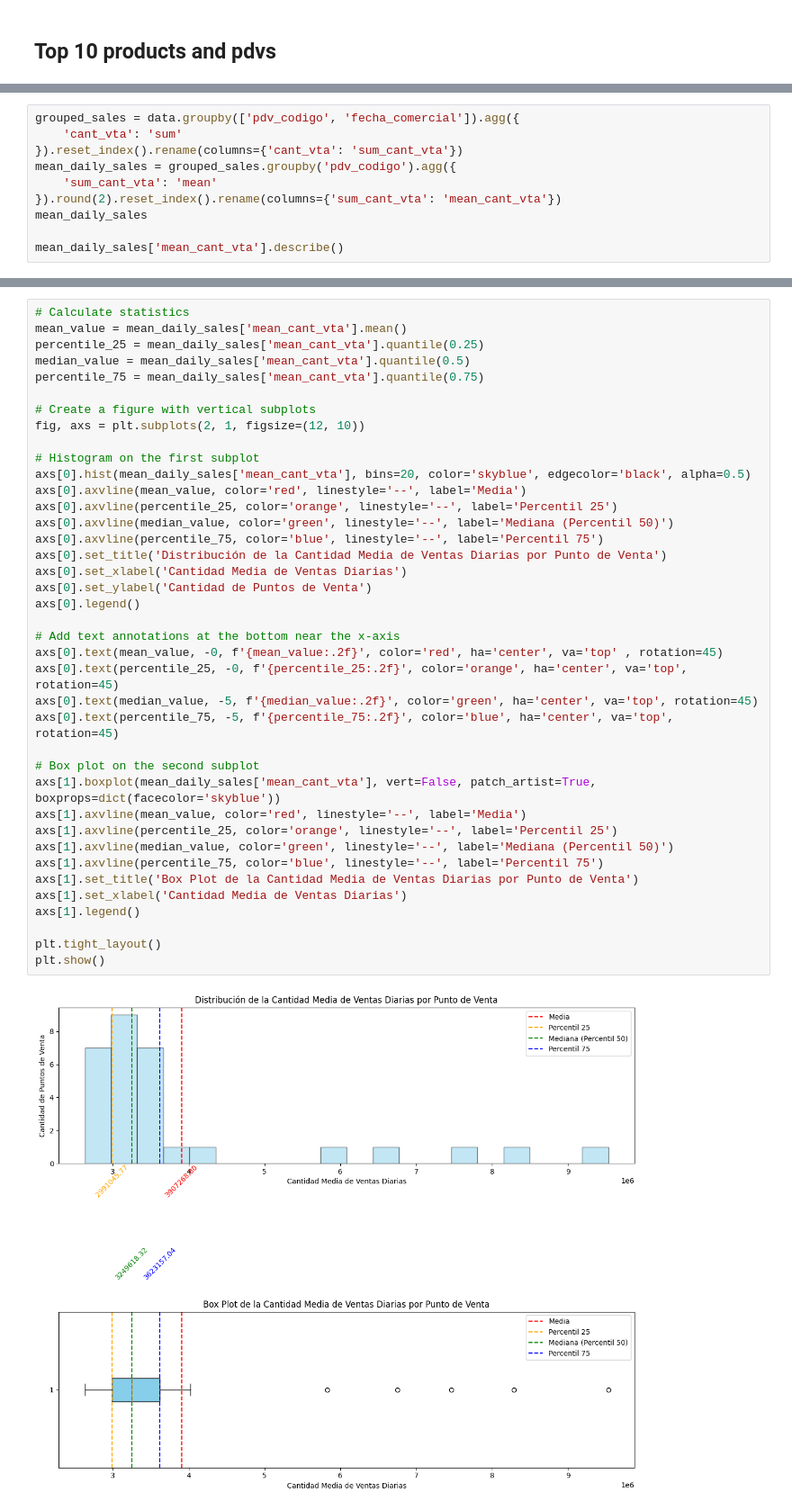
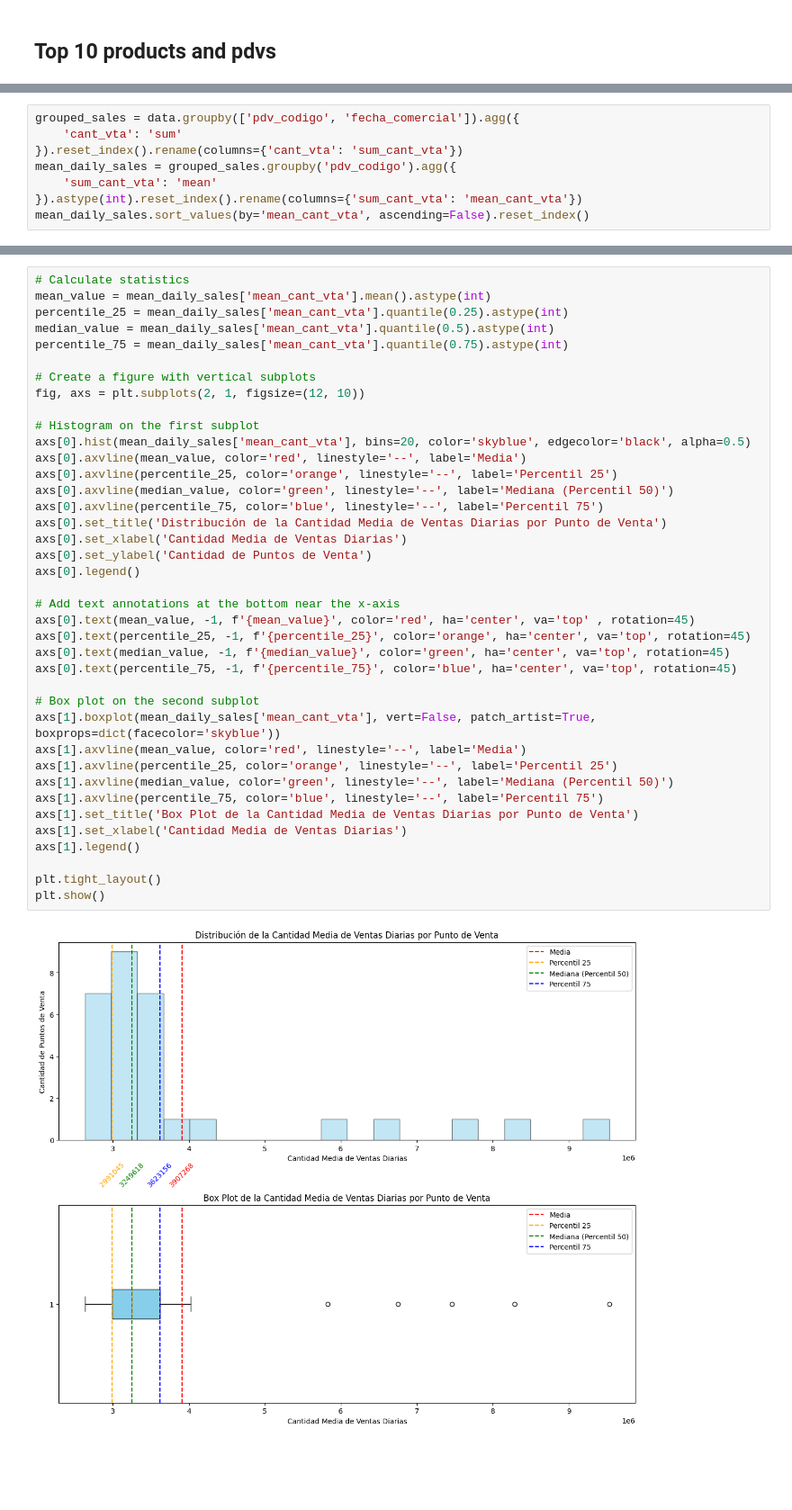
Before and after one commit to SantiagoRomanoOddone/MasterThesis, a Jupyter notebook: features/data_exploration.ipynb, the cells around one changed output, grey strips where cells are left out. Shown: that part at 90% size. Saved outputs shown, nothing was run; the diff lists cells and outputs as text; blank space fills up the shorter version.

```diff
--- a/features/data_exploration.ipynb
+++ b/features/data_exploration.ipynb
@@ -112,8 +113,6 @@ grouped_sales = data.groupby(['pdv_codigo', 'fecha_comercial']).agg({
 }).reset_index().rename(columns={'cant_vta': 'sum_cant_vta'})
 mean_daily_sales = grouped_sales.groupby('pdv_codigo').agg({
     'sum_cant_vta': 'mean'
-}).round(2).reset_index().rename(columns={'sum_cant_vta': 'mean_cant_vta'})
-mean_daily_sales
-
-mean_daily_sales['mean_cant_vta'].describe()
+}).astype(int).reset_index().rename(columns={'sum_cant_vta': 'mean_cant_vta'})
+mean_daily_sales.sort_values(by='mean_cant_vta', ascending=False).reset_index()
 # %% [output]
@@ -129,41 +148,41 @@ Name: mean_cant_vta, dtype: float64
 # %%
 # Calculate statistics
-mean_value = mean_daily_sales['mean_cant_vta'].mean()
-percentile_25 = mean_daily_sales['mean_cant_vta'].quantile(0.25)
-median_value = mean_daily_sales['mean_cant_vta'].quantile(0.5)
-percentile_75 = mean_daily_sales['mean_cant_vta'].quantile(0.75)
+mean_value = mean_daily_sales['mean_cant_vta'].mean().astype(int)
+percentile_25 = mean_daily_sales['mean_cant_vta'].quantile(0.25).astype(int)
+median_value = mean_daily_sales['mean_cant_vta'].quantile(0.5).astype(int)
+percentile_75 = mean_daily_sales['mean_cant_vta'].quantile(0.75).astype(int)
 
 # Create a figure with vertical subplots
 fig, axs = plt.subplots(2, 1, figsize=(12, 10))
 
 # Histogram on the first subplot
 axs[0].hist(mean_daily_sales['mean_cant_vta'], bins=20, color='skyblue', edgecolor='black', alpha=0.5)
 axs[0].axvline(mean_value, color='red', linestyle='--', label='Media')
 axs[0].axvline(percentile_25, color='orange', linestyle='--', label='Percentil 25')
 axs[0].axvline(median_value, color='green', linestyle='--', label='Mediana (Percentil 50)')
 axs[0].axvline(percentile_75, color='blue', linestyle='--', label='Percentil 75')
 axs[0].set_title('Distribución de la Cantidad Media de Ventas Diarias por Punto de Venta')
 axs[0].set_xlabel('Cantidad Media de Ventas Diarias')
 axs[0].set_ylabel('Cantidad de Puntos de Venta')
 axs[0].legend()
 
 # Add text annotations at the bottom near the x-axis
-axs[0].text(mean_value, -0, f'{mean_value:.2f}', color='red', ha='center', va='top' , rotation=45)
-axs[0].text(percentile_25, -0, f'{percentile_25:.2f}', color='orange', ha='center', va='top', rotation=45)
-axs[0].text(median_value, -5, f'{median_value:.2f}', color='green', ha='center', va='top', rotation=45)
-axs[0].text(percentile_75, -5, f'{percentile_75:.2f}', color='blue', ha='center', va='top', rotation=45)
+axs[0].text(mean_value, -1, f'{mean_value}', color='red', ha='center', va='top' , rotation=45)
+axs[0].text(percentile_25, -1, f'{percentile_25}', color='orange', ha='center', va='top', rotation=45)
+axs[0].text(median_value, -1, f'{median_value}', color='green', ha='center', va='top', rotation=45)
+axs[0].text(percentile_75, -1, f'{percentile_75}', color='blue', ha='center', va='top', rotation=45)
 
 # Box plot on the second subplot
 axs[1].boxplot(mean_daily_sales['mean_cant_vta'], vert=False, patch_artist=True, boxprops=dict(facecolor='skyblue'))
 axs[1].axvline(mean_value, color='red', linestyle='--', label='Media')
 axs[1].axvline(percentile_25, color='orange', linestyle='--', label='Percentil 25')
 axs[1].axvline(median_value, color='green', linestyle='--', label='Mediana (Percentil 50)')
 axs[1].axvline(percentile_75, color='blue', linestyle='--', label='Percentil 75')
 axs[1].set_title('Box Plot de la Cantidad Media de Ventas Diarias por Punto de Venta')
 axs[1].set_xlabel('Cantidad Media de Ventas Diarias')
 axs[1].legend()
 
 plt.tight_layout()
 plt.show()
 # %% [output]
-[figure, old version]
+[figure, new version]
```
Also changed, not shown: parts of 6 cells of this notebook.
